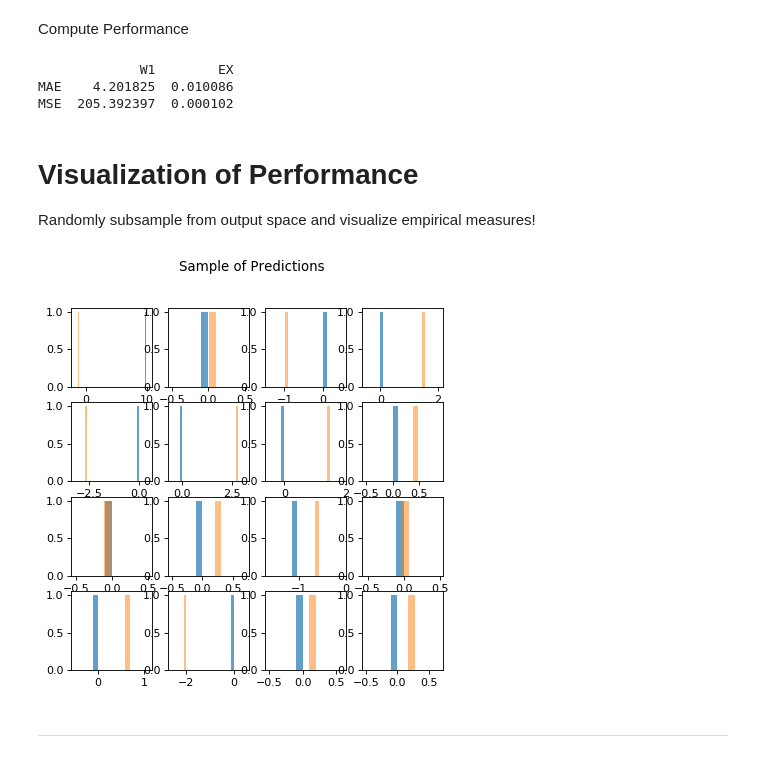
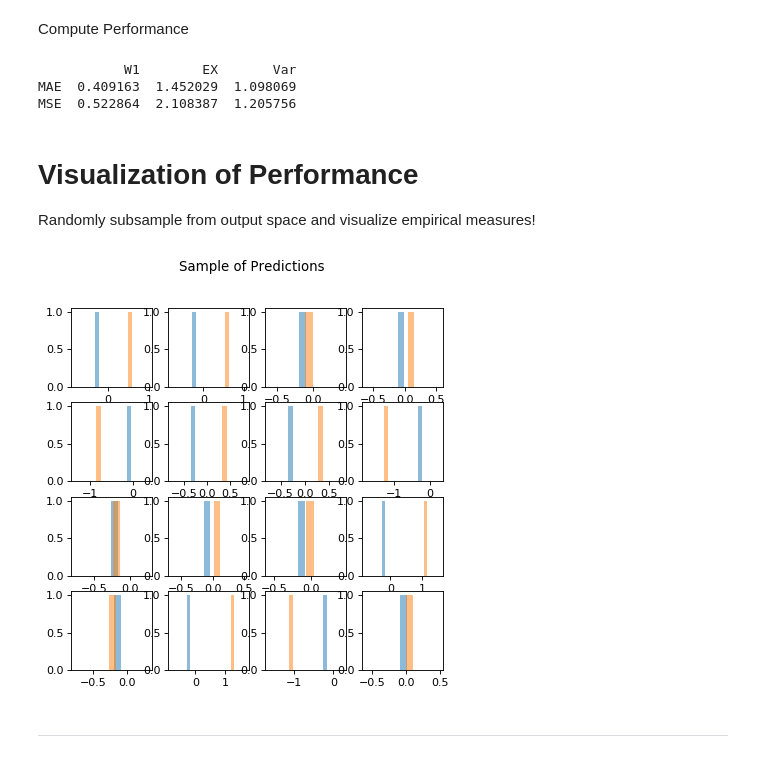
Before and after one commit to AnastasisKratsios/UniversalProcesses, a Jupyter notebook: Universal_Processes_Trainer.ipynb, the cells around one changed output. Cells and saved outputs as stored; diff of their text form; code cells hidden in the pictures.

```diff
--- a/Universal_Processes_Trainer.ipynb
+++ b/Universal_Processes_Trainer.ipynb
@@ -248,18 +250,23 @@ for i in tqdm(range(N_Quantizers_to_parameterize)):
     # GET CLUSTER #
     #-------------#
     # Identify Cluster for this barycenter (which elements are closest to it)
-    Cluster_indices = (Dissimilarity_matrix_ot_current[:,Barycenter_index]).argsort()[:N_Elements_Per_Cluster]
+    Cluster_indices = (masker*Dissimilarity_matrix_ot_current[:,Barycenter_index]).argsort()[:N_Elements_Per_Cluster]
     ## UPDATES Set  M^{(n)}  ##
     #-------------------------#
-    Dissimilarity_matrix_ot_current[Barycenter_index,:] = 0
+    Dissimilarity_matrix_ot_current[Cluster_indices,:] = 0
     # Distance-Based Sorting
-    Distances_Loop[Barycenter_index] = math.inf
+    Distances_Loop[Cluster_indices] = math.inf
 
-    # # Update Classes
-    Classifer_Wasserstein_Centers[i,Barycenter_index] = 1
+    # Update Cluster
+    masker[Cluster_indices] = math.inf
+
+    # Update Classes
+    Classifer_Wasserstein_Centers[i,Cluster_indices] = 1
+#     print(Cluster_indices)
 
 # Update User
 print("\U0001F600"," Done Identifying Sample Barycenters","\U0001F600","!")
+print(Classifer_Wasserstein_Centers)
 # %% [output]
 😚  Begin Identifying Sample Barycenters  😚
 😀  Done Identifying Sample Barycenters 😀 !
@@ -296,11 +304,15 @@ Deep Feature Builder - Ready
 # %%
+# Redefine (Dimension-related) Elements of Grid
+# param_grid_Deep_Classifier['input_dim'] = [1]
+param_grid_Deep_Classifier['output_dim'] = [N_Quantizers_to_parameterize]
+
 # Train simple deep classifier
 predicted_classes_train, predicted_classes_test, N_params_deep_classifier = build_simple_deep_classifier(n_folds = CV_folds,
                                                                                                         n_jobs = n_jobs,
                                                                                                         n_iter = n_iter,
                                                                                                         param_grid_in=param_grid_Deep_Classifier,
                                                                                                         X_train = x_Grid,
-                                                                                                        y_train = Classifer_Wasserstein_Centers,
+                                                                                                        y_train = Classifer_Wasserstein_Centers.T,
                                                                                                         X_test = x_Grid)
 # %% [output]
 Fitting 2 folds for each of 1 candidates, totalling 2 fits
@@ -317,3 +338,0 @@ Type_A_timer_End = time.time() - Type_A_timer_Begin
-# %%
-Predictions_Train = np.matmul(Barycenters_Array,predicted_classes_train).T
-Predictions_Test = np.matmul(Barycenters_Array,Classifer_Wasserstein_Centers).T
@@ -319,0 +343,13 @@ Predictions_Test = np.matmul(Barycenters_Array,Classifer_Wasserstein_Centers).T
+# %%
+# Format Weights
+Predicted_Weights = np.array([])
+for i in range(N_Quantizers_to_parameterize):
+    b = np.repeat(np.array(predicted_classes_train[:,i],dtype='float').reshape(-1,1),N_Monte_Carlo_Samples,axis=-1)
+    b = b/N_Monte_Carlo_Samples
+    if i ==0 :
+        Predicted_Weights = b
+    else:
+        Predicted_Weights = np.append(Predicted_Weights,b,axis=1)
+
+# Format Points of Mass
+Barycenters_Array = Barycenters_Array.T.reshape(-1,)
@@ -328,22 +383,26 @@ Mean_errors = np.array([])
 
 # Get Predicted Means
 predicted_means = Predictions_Train.mean(axis=1)
+predicted_vars = np.sqrt((Predictions_Train**2).mean(axis=1))
 #---------------------------------------------------------------------------------------------#
 
 # Populate Error Distribution
 for x_i in range(len(measures_locations_list)):
     # Get Laws
-    W1_errors = np.append(W1_errors,ot.emd2_1d(Predictions_Train[x_i,].reshape(-1,),
-                                               measures_locations_list[x_i].reshape(-1,)))
+    W1_errors = np.append(W1_errors,(ot.emd2_1d(Predictions_Train[x_i,].reshape(-1,),
+                                               measures_locations_list[x_i].reshape(-1,))))
     # Get Means
     Mean_errors = np.array(predicted_means[x_i]-np.mean(measures_locations_list[x_i]))
+    # Get Vars
+    Mean_var = np.array(predicted_vars[x_i]-np.mean(measures_locations_list[x_i]**2))
 
 #---------------------------------------------------------------------------------------------#
 # Compute Error Statistics/Descriptors
 W1_Performance = np.array([np.mean(np.abs(W1_errors)),np.mean(W1_errors**2)])
 Mean_prediction_Performance = np.array([np.mean(np.abs(Mean_errors)),np.mean(Mean_errors**2)])
+Var_prediction_Performance = np.array([np.mean(np.abs(Mean_var)),np.mean(Mean_var**2)])
 
-Type_A_Prediction = pd.DataFrame({"W1":W1_Performance,"EX":Mean_prediction_Performance},index=["MAE","MSE"])
+Type_A_Prediction = pd.DataFrame({"W1":W1_Performance,"EX":Mean_prediction_Performance,"Var":Var_prediction_Performance},index=["MAE","MSE"])
 
 # Write Performance
 Type_A_Prediction.to_latex((results_tables_path+"Type_A_Prediction.tex"))
@@ -353,34 +412,34 @@ Type_A_Prediction.to_latex((results_tables_path+"Type_A_Prediction.tex"))
 # Update User
 print(Type_A_Prediction)
 # %% [output]
-             W1        EX
-MAE    4.201825  0.010086
-MSE  205.392397  0.000102
+           W1        EX       Var
+MAE  0.409163  1.452029  1.098069
+MSE  0.522864  2.108387  1.205756
 # %% [markdown]
 # Visualization of Performance
 Randomly subsample from output space and visualize empirical measures!
 # %%
 # Adjust if is number of plots to visualizes is larger than number of output distributions (But only if there is not enough data!)
-if np.sqrt(N_Grid_Instances) < np.sqrt(Visualization_Size):
-        Visualization_Size = int(round(min(np.sqrt(N_Grid_Instances),np.sqrt(Visualization_Size))))
+if N_Grid_Instances <= Visualization_Size**2:
+        Visualization_Size = int(round(np.sqrt(min(N_Grid_Instances,Visualization_Size**2)))-1)
 
 
 # Initialize Random Sample of input-output pairs to visualize
 plotting_distribution_indices = random.sample(range(N_Grid_Instances), (Visualization_Size)**2)
 
 # Generate Plot
 f, axarr = plt.subplots(Visualization_Size,Visualization_Size,figsize=(6, 6), dpi=80, facecolor='w', edgecolor='k')
 plt.suptitle("Sample of Predictions")
 for i in range(Visualization_Size):
     for j in range(Visualization_Size):
         # Get Current (Randomly chosen (uniformly)) Index
         current_index = (i*Visualization_Size + j)
         current_random_index = plotting_distribution_indices[current_index]
         # Generate Current Plot
-        axarr[i,j].hist(Predictions_Train[current_random_index], alpha=0.7,label="Prediction")
+        axarr[i,j].hist(Predictions_Train[current_random_index], alpha=0.5,label="Prediction")
         axarr[i,j].hist(measures_locations_list[current_random_index], alpha=0.5,label="Target")
 # %% [output]
-[figure, old version]
+[figure, new version]
 # %% [markdown]
 ---
 # %% [markdown]
```
Also changed, not shown: parts of 19 cells of this notebook, 3 other files.
